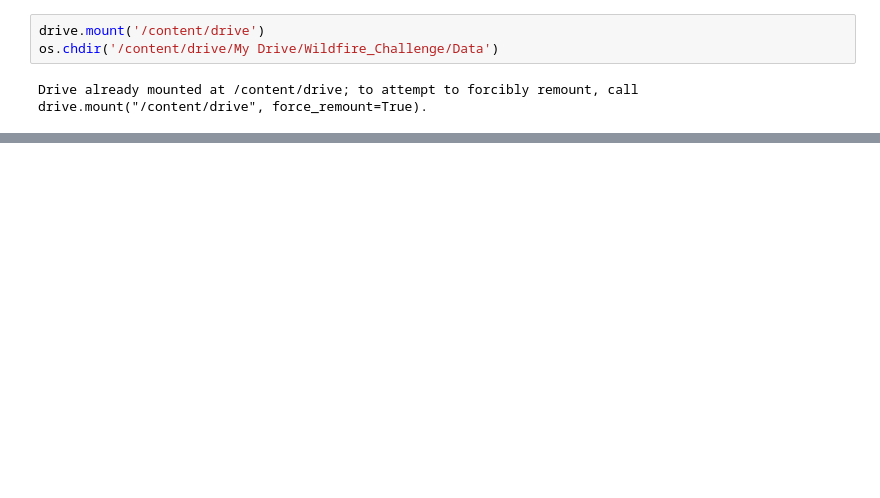
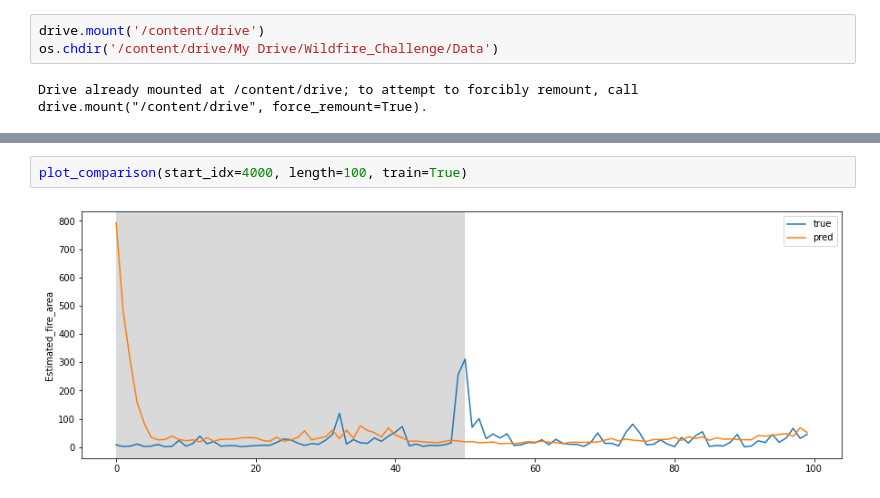
Before and after one commit to katharina-knappmann/wildfire_estimator, a Jupyter notebook: Weather_Model.ipynb, the cells around one changed output, grey strips where cells are left out. Cells and saved outputs as stored; diff of their text form; blank space fills up the shorter version.

```diff
--- a/Weather_Model.ipynb
+++ b/Weather_Model.ipynb
@@ -29,0 +333,4 @@ aggr_df = pd.read_csv('Cleansed_Data.csv')
+# %%
+plot_comparison(start_idx=4000, length=100, train=True)
+# %% [output]
+[figure, added]
```
Also changed, not shown: parts of 31 cells of this notebook.
